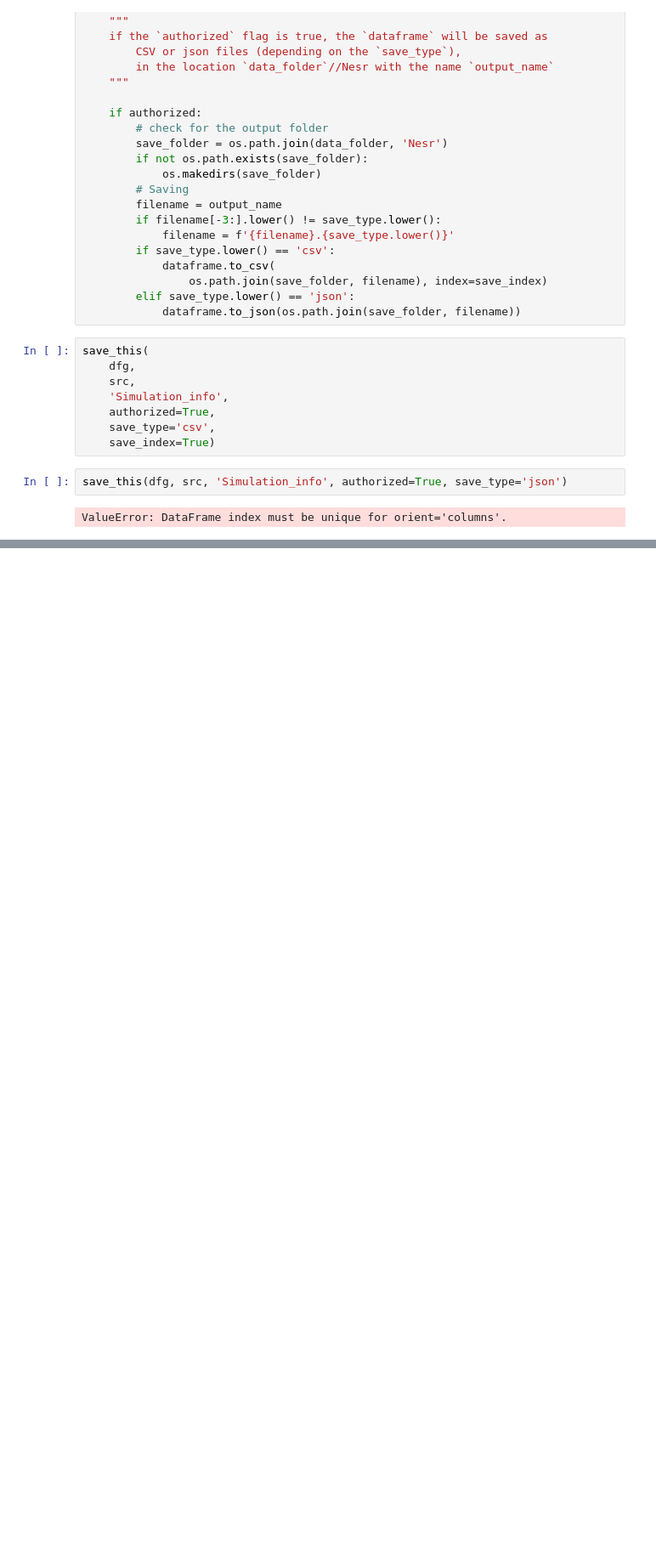
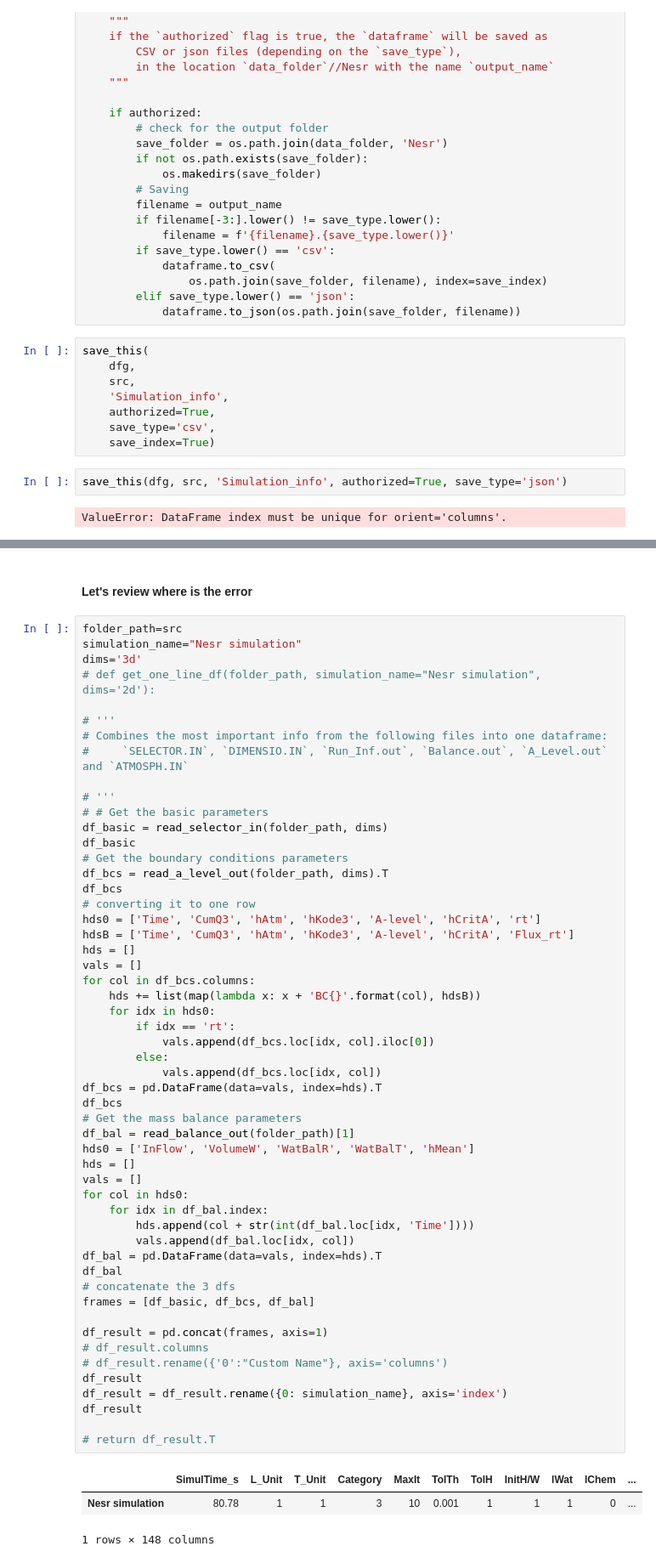
Before and after one commit to drnesr/SandDitch, a Jupyter notebook: Code/SandDitchAnalysis011.ipynb, the cells around one changed output, grey strips where cells are left out. Shown: that part at 85% size. Cells and saved outputs as stored; diff of their text form; blank space fills up the shorter version.

```diff
--- a/Code/SandDitchAnalysis011.ipynb
+++ b/Code/SandDitchAnalysis011.ipynb
@@ -956,0 +951,59 @@ dfg.index.tolist()
+# %% [markdown]
+#### Let's review where is the error
+# %%
+folder_path=src
+simulation_name="Nesr simulation"
+dims='3d'
+# def get_one_line_df(folder_path, simulation_name="Nesr simulation", dims='2d'):
+
+# '''
+# Combines the most important info from the following files into one dataframe:
+#     `SELECTOR.IN`, `DIMENSIO.IN`, `Run_Inf.out`, `Balance.out`, `A_Level.out` and `ATMOSPH.IN`
+
+# '''
+# # Get the basic parameters
+df_basic = read_selector_in(folder_path, dims)
+df_basic
+# Get the boundary conditions parameters
+df_bcs = read_a_level_out(folder_path, dims).T
+df_bcs
+# converting it to one row
+hds0 = ['Time', 'CumQ3', 'hAtm', 'hKode3', 'A-level', 'hCritA', 'rt']
+hdsB = ['Time', 'CumQ3', 'hAtm', 'hKode3', 'A-level', 'hCritA', 'Flux_rt']
+hds = []
+vals = []
+for col in df_bcs.columns:
+    hds += list(map(lambda x: x + 'BC{}'.format(col), hdsB))
+    for idx in hds0:
+        if idx == 'rt':
+            vals.append(df_bcs.loc[idx, col].iloc[0])
+        else:
+            vals.append(df_bcs.loc[idx, col])
+df_bcs = pd.DataFrame(data=vals, index=hds).T
+df_bcs
+# Get the mass balance parameters
+df_bal = read_balance_out(folder_path)[1]
+hds0 = ['InFlow', 'VolumeW', 'WatBalR', 'WatBalT', 'hMean']
+hds = []
+vals = []
+for col in hds0:
+    for idx in df_bal.index:
+        hds.append(col + str(int(df_bal.loc[idx, 'Time'])))
+        vals.append(df_bal.loc[idx, col])
+df_bal = pd.DataFrame(data=vals, index=hds).T
+df_bal
+# concatenate the 3 dfs
+frames = [df_basic, df_bcs, df_bal]
+
+df_result = pd.concat(frames, axis=1)
+# df_result.columns
+# df_result.rename({'0':"Custom Name"}, axis='columns')
+df_result
+df_result = df_result.rename({0: simulation_name}, axis='index')
+df_result
+
+# return df_result.T
+# %% [output]
+|  | SimulTime_s | L_Unit | T_Unit | Category | MaxIt | TolTh | TolH | InitH/W | lWat | lChem | ... |
+| Nesr simulation | 80.78 | 1 | 1 | 3 | 10 | 0.001 | 1 | 1 | 1 | 0 | ... |
+1 rows × 148 columns
```
Also changed, not shown: parts of 7 cells of this notebook, 1 other file.
